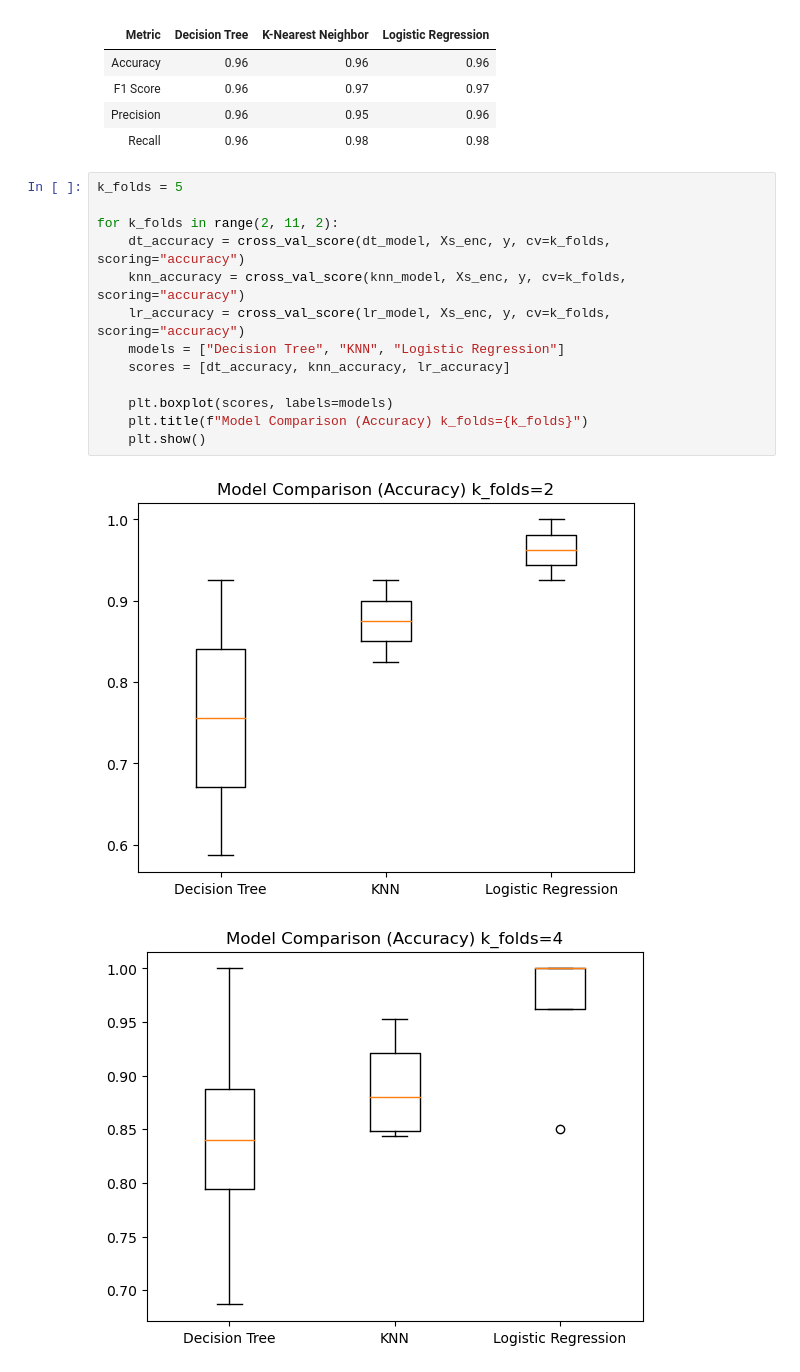
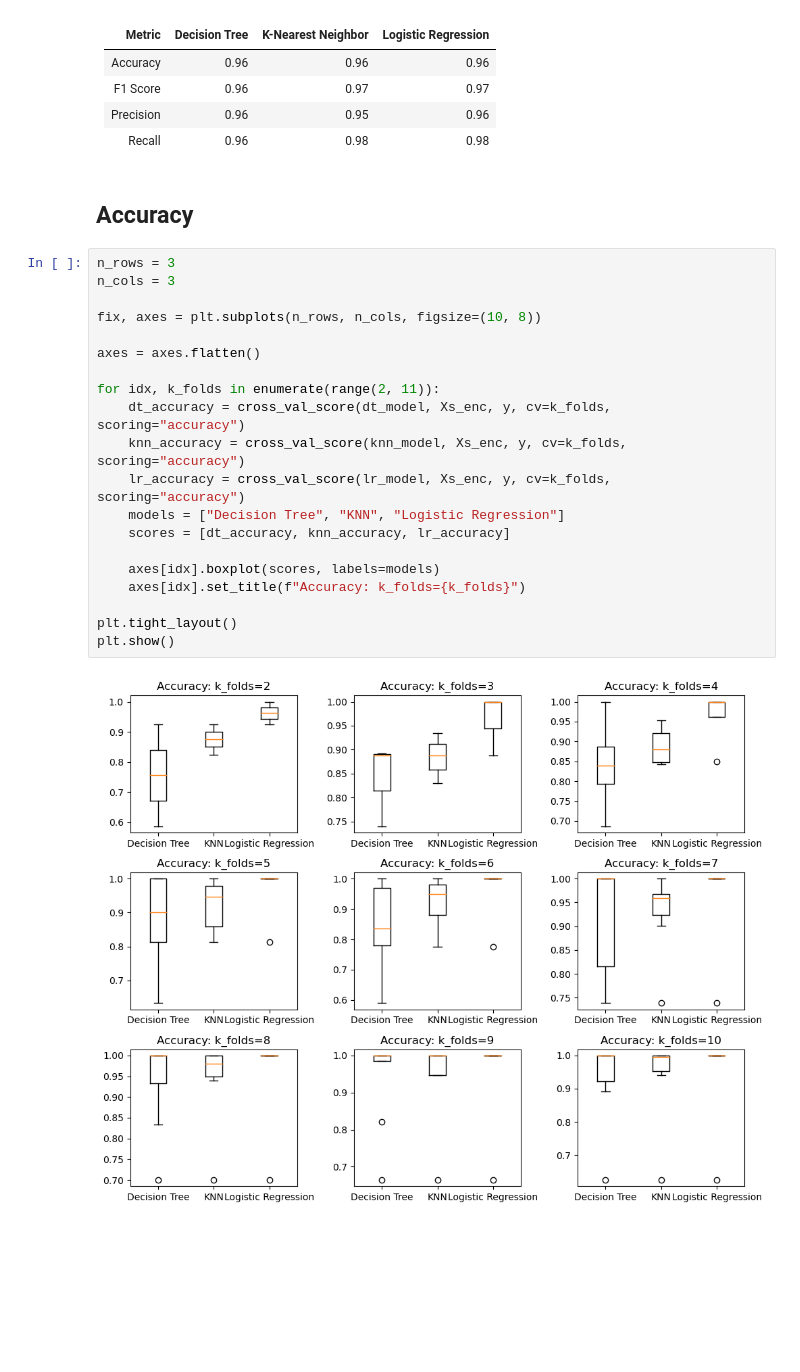
Before and after one commit to junclemente/ads505-FinalProject, a Jupyter notebook: 03. model_evaluation/evaluation.ipynb, the cells around one changed output. Drawn from its saved outputs; the diff is of its cells as text; blank space fills up the shorter version.

```diff
--- a/03. model_evaluation/evaluation.ipynb
+++ b/03. model_evaluation/evaluation.ipynb
@@ -144,19 +153,27 @@ Confusion Matrix:
 | F1 Score | 0.96 | 0.97 | 0.97 |
 | Precision | 0.96 | 0.95 | 0.96 |
 | Recall | 0.96 | 0.98 | 0.98 |
+# %% [markdown]
+## Accuracy
 # %%
-k_folds = 5
+n_rows = 3
+n_cols = 3
 
-for k_folds in range(2, 11, 2):
+fix, axes = plt.subplots(n_rows, n_cols, figsize=(10, 8))
+
+axes = axes.flatten()
+
+for idx, k_folds in enumerate(range(2, 11)):
     dt_accuracy = cross_val_score(dt_model, Xs_enc, y, cv=k_folds, scoring="accuracy")
     knn_accuracy = cross_val_score(knn_model, Xs_enc, y, cv=k_folds, scoring="accuracy")
     lr_accuracy = cross_val_score(lr_model, Xs_enc, y, cv=k_folds, scoring="accuracy")
     models = ["Decision Tree", "KNN", "Logistic Regression"]
     scores = [dt_accuracy, knn_accuracy, lr_accuracy]
 
-    plt.boxplot(scores, labels=models)
-    plt.title(f"Model Comparison (Accuracy) k_folds={k_folds}")
-    plt.show()
+    axes[idx].boxplot(scores, labels=models)
+    axes[idx].set_title(f"Accuracy: k_folds={k_folds}")
+
+plt.tight_layout()
+plt.show()
 # %% [output]
-[figure, old version]
+[figure, new version]
-[figure, removed]
```
Also changed, not shown: parts of 8 cells of this notebook.
